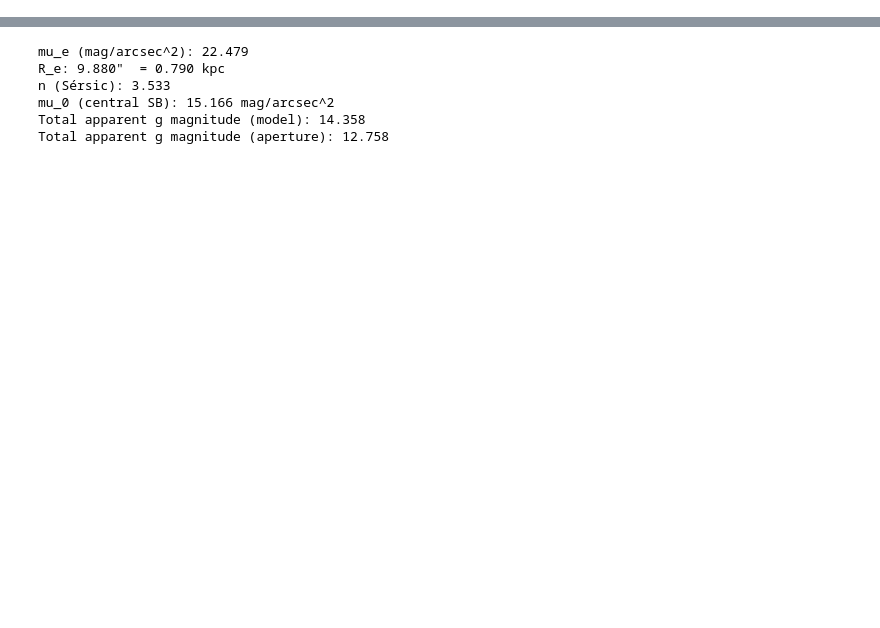
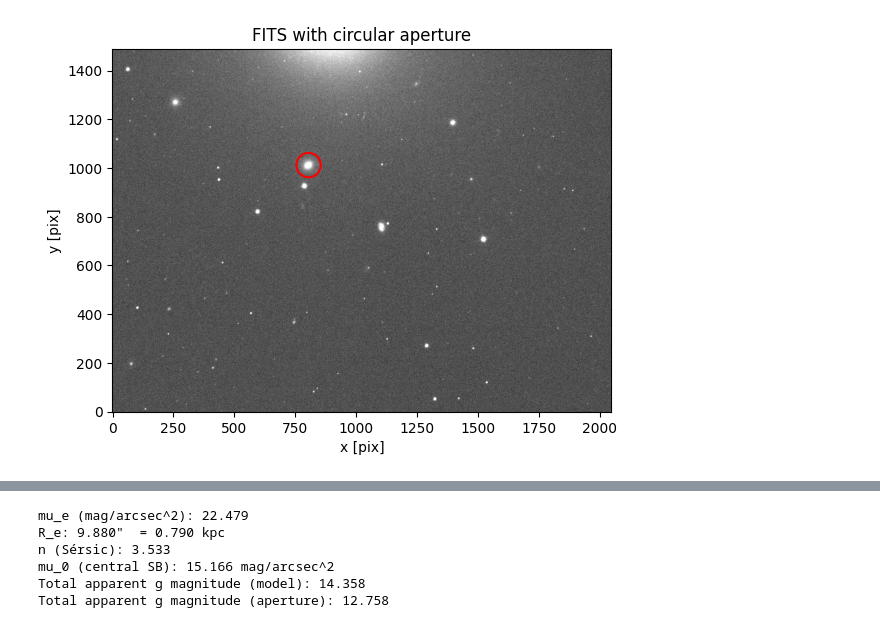
Before and after one commit to Hern-A/SurfaceBrightnessProfile, a Jupyter notebook: SurfaceBrightnessProfile.ipynb, the cells around one changed output, grey strips where cells are left out. Drawn from its saved outputs; the diff is of its cells as text; code cells hidden in the pictures; blank space fills up the shorter version.

```diff
--- a/SurfaceBrightnessProfile.ipynb
+++ b/SurfaceBrightnessProfile.ipynb
@@ -69,0 +718,23 @@ KeyboardInterrupt:
+# %%
+# ---- user inputs (pixels) ----
+fits_path = "C:/Users/andre/Desktop/Astro/GalacticAstronomy/SurfaceBrightnessProfile/NGC4467.fits"
+ext = 0
+x0, y0 = 805.0, 1012.0     # center (x, y) in pixels
+r_pix   = 50.0             # radius in pixels
+
+# ---- load and plot ----
+data = fits.getdata(fits_path, ext=ext).astype(float)
+norm = ImageNormalize(data, interval=ZScaleInterval())
+
+plt.figure(figsize=(6, 6))
+plt.imshow(data, origin="lower", cmap="gray", norm=norm)
+plt.xlabel("x [pix]"); plt.ylabel("y [pix]")
+plt.title("FITS with circular aperture")
+
+ap = CircularAperture((x0, y0), r=r_pix)
+ap.plot(color="red", lw=1.5)   # overlay aperture
+
+plt.tight_layout()
+plt.show()
+# %% [output]
+[figure, added]
```
Also changed, not shown: parts of 28 cells of this notebook, 20 other files.
